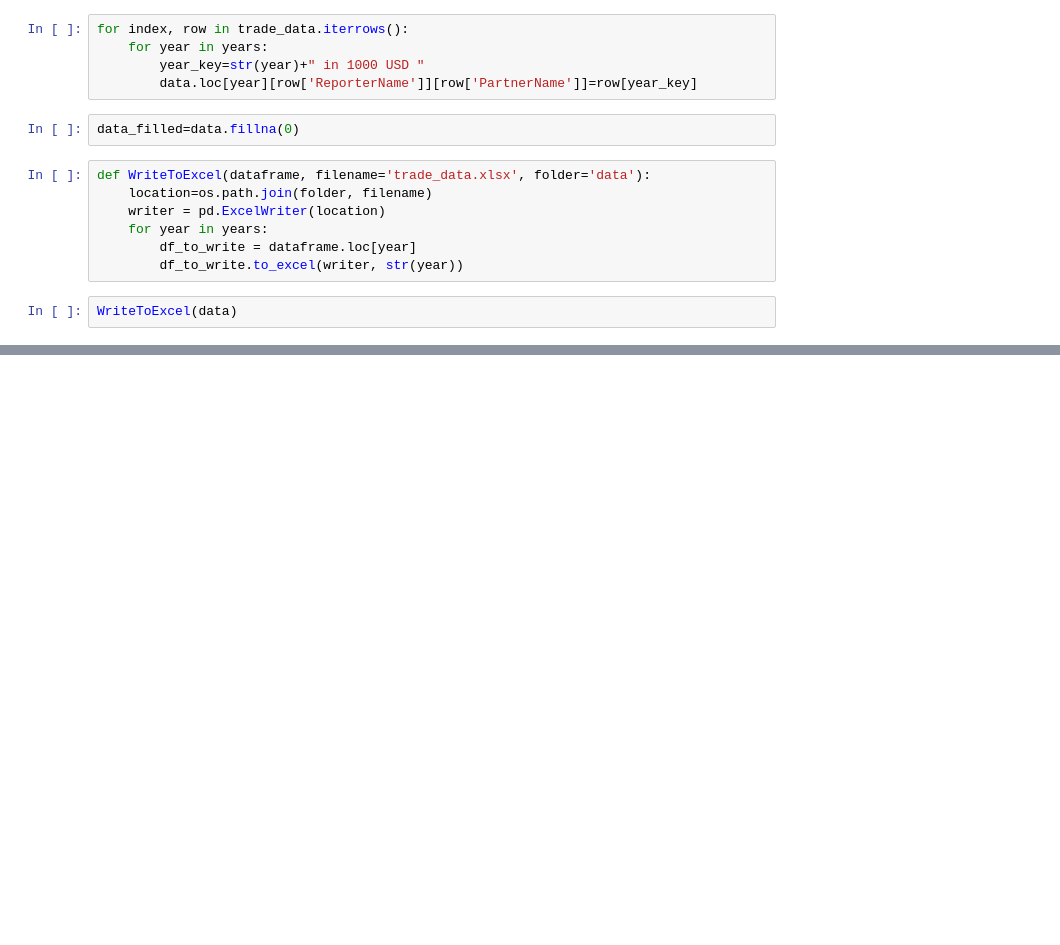
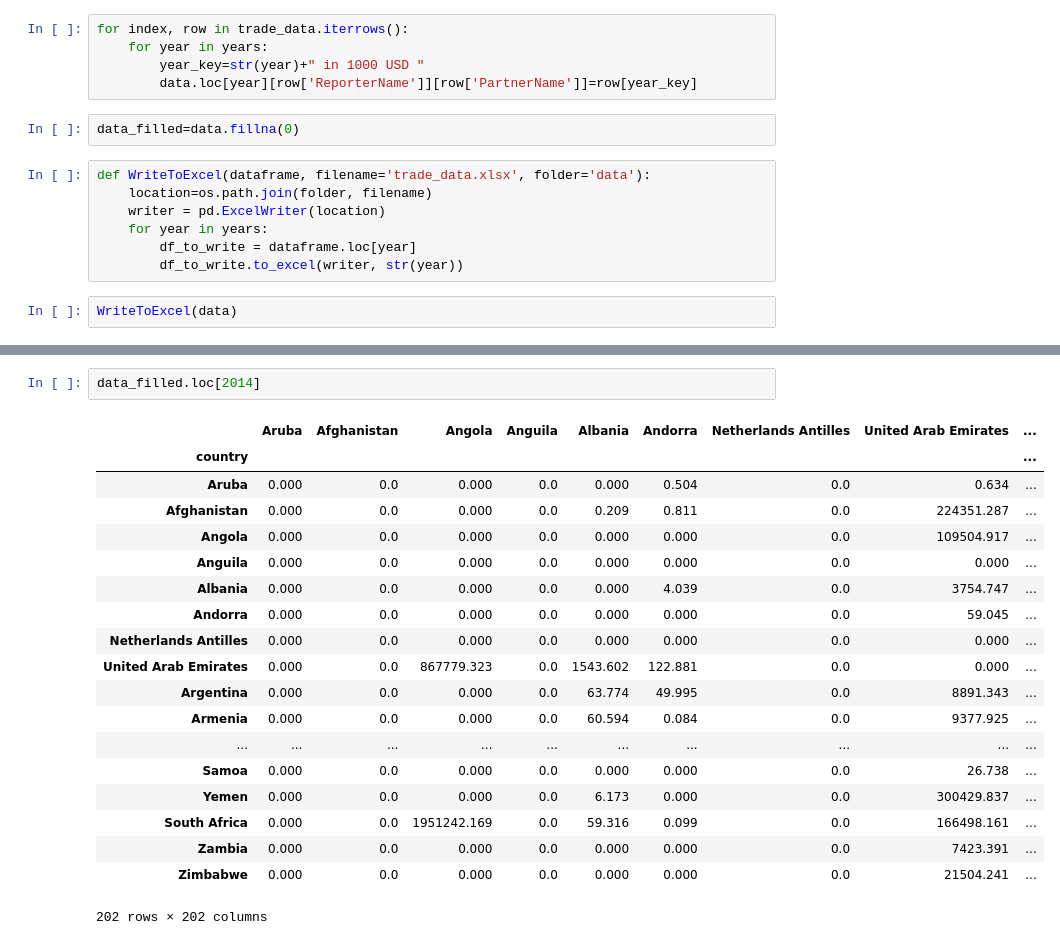
Before and after one commit to swigman/TrueEmissions, a Jupyter notebook: PythonProject.ipynb, the cells around one changed output, grey strips where cells are left out. Saved outputs shown, nothing was run; the diff lists cells and outputs as text; blank space fills up the shorter version.

```diff
--- a/PythonProject.ipynb
+++ b/PythonProject.ipynb
@@ -123,0 +111,22 @@ data2 = pd.DataFrame(columns=countries,index=multi_index)
+# %%
+data_filled.loc[2014]
+# %% [output]
+|  | Aruba | Afghanistan | Angola | Anguila | Albania | Andorra | Netherlands Antilles | United Arab Emirates | ... |
+| country |  |  |  |  |  |  |  |  | ... |
+| Aruba | 0.000 | 0.0 | 0.000 | 0.0 | 0.000 | 0.504 | 0.0 | 0.634 | ... |
+| Afghanistan | 0.000 | 0.0 | 0.000 | 0.0 | 0.209 | 0.811 | 0.0 | 224351.287 | ... |
+| Angola | 0.000 | 0.0 | 0.000 | 0.0 | 0.000 | 0.000 | 0.0 | 109504.917 | ... |
+| Anguila | 0.000 | 0.0 | 0.000 | 0.0 | 0.000 | 0.000 | 0.0 | 0.000 | ... |
+| Albania | 0.000 | 0.0 | 0.000 | 0.0 | 0.000 | 4.039 | 0.0 | 3754.747 | ... |
+| Andorra | 0.000 | 0.0 | 0.000 | 0.0 | 0.000 | 0.000 | 0.0 | 59.045 | ... |
+| Netherlands Antilles | 0.000 | 0.0 | 0.000 | 0.0 | 0.000 | 0.000 | 0.0 | 0.000 | ... |
+| United Arab Emirates | 0.000 | 0.0 | 867779.323 | 0.0 | 1543.602 | 122.881 | 0.0 | 0.000 | ... |
+| Argentina | 0.000 | 0.0 | 0.000 | 0.0 | 63.774 | 49.995 | 0.0 | 8891.343 | ... |
+| Armenia | 0.000 | 0.0 | 0.000 | 0.0 | 60.594 | 0.084 | 0.0 | 9377.925 | ... |
+| ... | ... | ... | ... | ... | ... | ... | ... | ... | ... |
+| Samoa | 0.000 | 0.0 | 0.000 | 0.0 | 0.000 | 0.000 | 0.0 | 26.738 | ... |
+| Yemen | 0.000 | 0.0 | 0.000 | 0.0 | 6.173 | 0.000 | 0.0 | 300429.837 | ... |
+| South Africa | 0.000 | 0.0 | 1951242.169 | 0.0 | 59.316 | 0.099 | 0.0 | 166498.161 | ... |
+| Zambia | 0.000 | 0.0 | 0.000 | 0.0 | 0.000 | 0.000 | 0.0 | 7423.391 | ... |
+| Zimbabwe | 0.000 | 0.0 | 0.000 | 0.0 | 0.000 | 0.000 | 0.0 | 21504.241 | ... |
+202 rows × 202 columns
```
Also changed, not shown: parts of 12 cells of this notebook.
